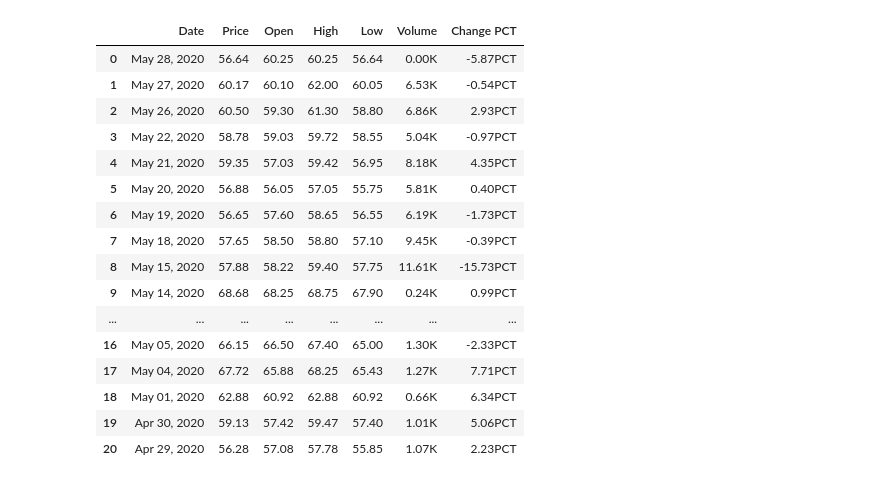
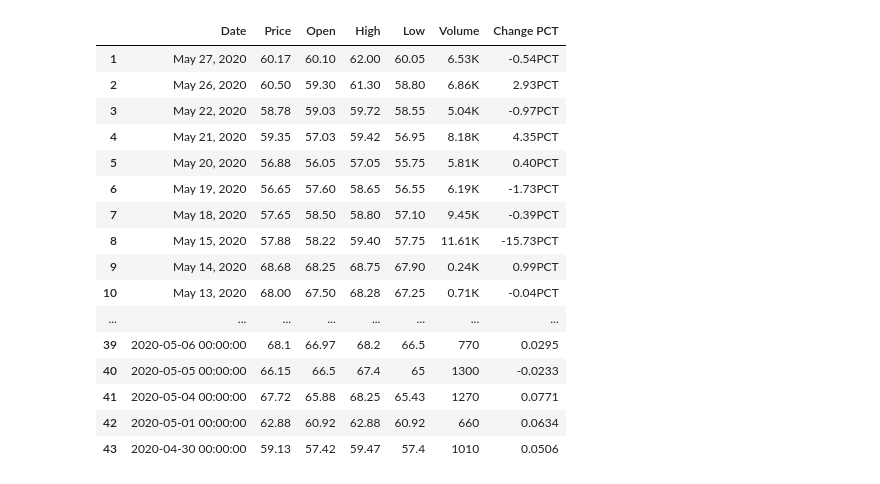
Before and after one commit to amitpatel02-atl/Beautiful-Bacon, a Jupyter notebook: Commodity Data Pull.ipynb, the cells around one changed output. Cells and saved outputs as stored; diff of their text form; code cells hidden in the pictures.

```diff
--- a/Commodity Data Pull.ipynb
+++ b/Commodity Data Pull.ipynb
@@ -157,0 +158,24 @@ df
+# %%
+df['Volume'] = df['Volume'].str.replace('K','')
+df['Date'] = df['Date'].str.replace(", ","-")
+df['Date'] = df['Date'].str.replace("Jan ","01-")
+df['Date'] = df['Date'].str.replace("Feb ","02-")
+df['Date'] = df['Date'].str.replace("Mar ","03-")
+df['Date'] = df['Date'].str.replace("Apr ","04-")
+df['Date'] = df['Date'].str.replace("May ","05-")
+df['Date'] = df['Date'].str.replace("Jun ","06-")
+df['Date'] = df['Date'].str.replace("Jul ","07-")
+df['Date'] = df['Date'].str.replace("Aug ","08-")
+df['Date'] = df['Date'].str.replace("Sep ","09-")
+df['Date'] = df['Date'].str.replace("Oct ","10-")
+df['Date'] = df['Date'].str.replace("Nov ","11-")
+df['Date'] = df['Date'].str.replace("Dec ","12-")
+df['Change PCT'] = df['Change PCT'].str.replace("PCT","")
+df['Change PCT'] = pd.to_numeric(df['Change PCT']) / 100
+df['Volume'] = pd.to_numeric(df['Volume']) * 1000
+df['Price'] = pd.to_numeric(df['Price'])
+df['Open'] = pd.to_numeric(df['Open'])
+df['High'] = pd.to_numeric(df['High'])
+df['Low'] = pd.to_numeric(df['Low'])
+df['Date'] = pd.to_datetime(df['Date'])
+df
@@ -162,15 +221,14 @@ engine = create_engine(f'postgresql://{rds_connection_string}')
 # %%
 # Pulling the historical data if it exists
 try:
     olddf = pd.read_sql_table("lean_hog_commodity", con=engine)
     fulldf = olddf.append(df,ignore_index=True)
 except:
     fulldf = df
-fulldf = fulldf.drop_duplicates()
+fulldf = fulldf.drop_duplicates('Date',keep='last')
 fulldf
 # %% [output]
 |  | Date | Price | Open | High | Low | Volume | Change PCT |
-| 0 | May 28, 2020 | 56.64 | 60.25 | 60.25 | 56.64 | 0.00K | -5.87PCT |
 | 1 | May 27, 2020 | 60.17 | 60.10 | 62.00 | 60.05 | 6.53K | -0.54PCT |
 | 2 | May 26, 2020 | 60.50 | 59.30 | 61.30 | 58.80 | 6.86K | 2.93PCT |
 | 3 | May 22, 2020 | 58.78 | 59.03 | 59.72 | 58.55 | 5.04K | -0.97PCT |
@@ -180,11 +238,12 @@ fulldf
 | 7 | May 18, 2020 | 57.65 | 58.50 | 58.80 | 57.10 | 9.45K | -0.39PCT |
 | 8 | May 15, 2020 | 57.88 | 58.22 | 59.40 | 57.75 | 11.61K | -15.73PCT |
 | 9 | May 14, 2020 | 68.68 | 68.25 | 68.75 | 67.90 | 0.24K | 0.99PCT |
+| 10 | May 13, 2020 | 68.00 | 67.50 | 68.28 | 67.25 | 0.71K | -0.04PCT |
 | ... | ... | ... | ... | ... | ... | ... | ... |
-| 16 | May 05, 2020 | 66.15 | 66.50 | 67.40 | 65.00 | 1.30K | -2.33PCT |
-| 17 | May 04, 2020 | 67.72 | 65.88 | 68.25 | 65.43 | 1.27K | 7.71PCT |
-| 18 | May 01, 2020 | 62.88 | 60.92 | 62.88 | 60.92 | 0.66K | 6.34PCT |
-| 19 | Apr 30, 2020 | 59.13 | 57.42 | 59.47 | 57.40 | 1.01K | 5.06PCT |
-| 20 | Apr 29, 2020 | 56.28 | 57.08 | 57.78 | 55.85 | 1.07K | 2.23PCT |
+| 39 | 2020-05-06 00:00:00 | 68.1 | 66.97 | 68.2 | 66.5 | 770 | 0.0295 |
+| 40 | 2020-05-05 00:00:00 | 66.15 | 66.5 | 67.4 | 65 | 1300 | -0.0233 |
+| 41 | 2020-05-04 00:00:00 | 67.72 | 65.88 | 68.25 | 65.43 | 1270 | 0.0771 |
+| 42 | 2020-05-01 00:00:00 | 62.88 | 60.92 | 62.88 | 60.92 | 660 | 0.0634 |
+| 43 | 2020-04-30 00:00:00 | 59.13 | 57.42 | 59.47 | 57.4 | 1010 | 0.0506 |
 # %%
 # Load Lean Hog Commodity to Postgres
```
Also changed, not shown: parts of 10 cells of this notebook, 1 other file.
